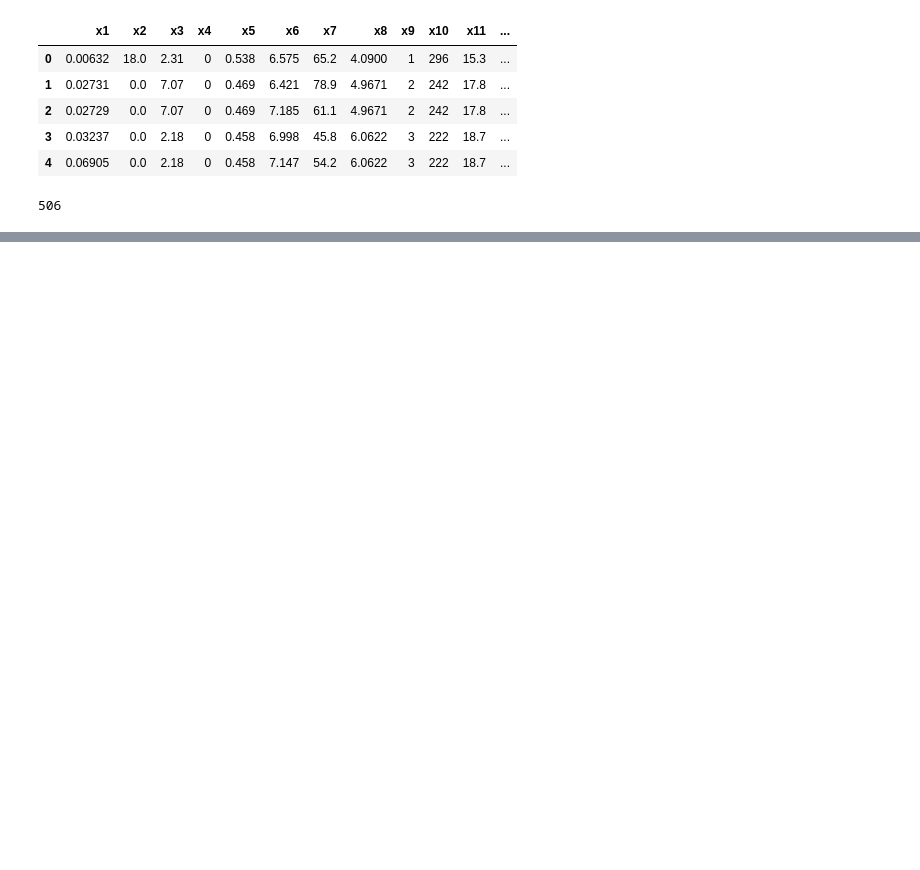
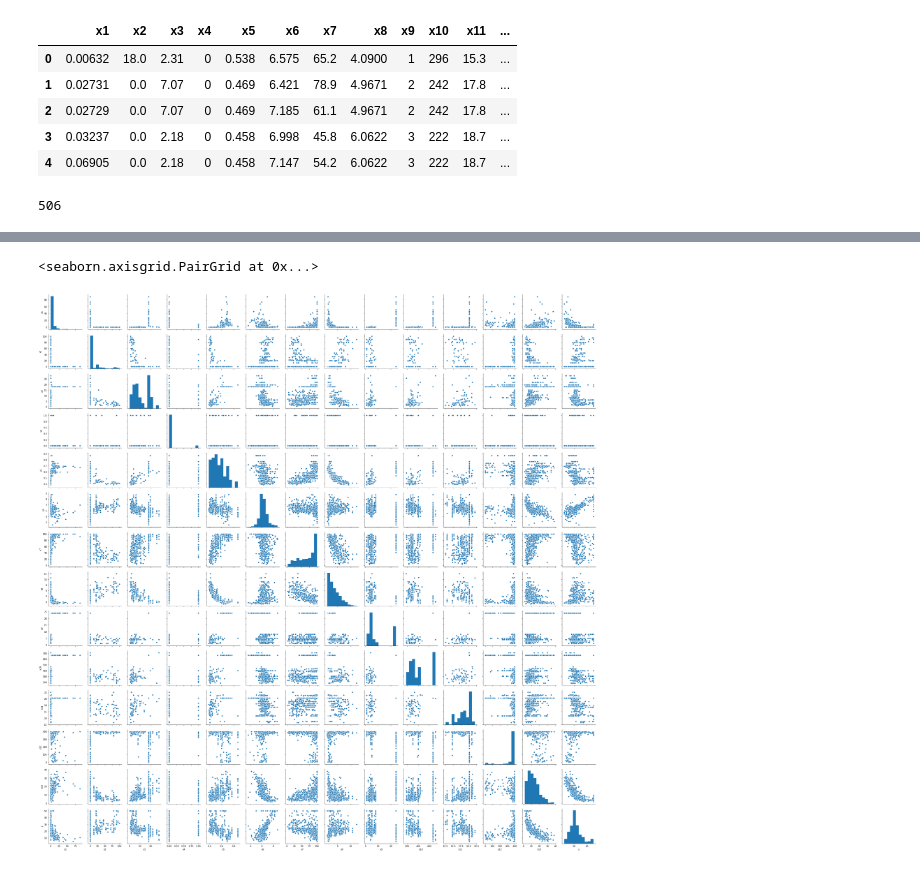
Before and after one commit to tayutaedomo/kikagaku-blackbox-2, a Jupyter notebook: section_6.ipynb, the cells around one changed output, grey strips where cells are left out. Cells and saved outputs as stored; diff of their text form; code cells hidden in the pictures; blank space fills up the shorter version.

```diff
--- a/section_6.ipynb
+++ b/section_6.ipynb
@@ -30,0 +57,5 @@ df.describe()
+# %%
+sns.pairplot(df)
+# %% [output]
+<seaborn.axisgrid.PairGrid at 0x...>
+[figure, added]
```
Also changed, not shown: parts of 3 cells of this notebook.
